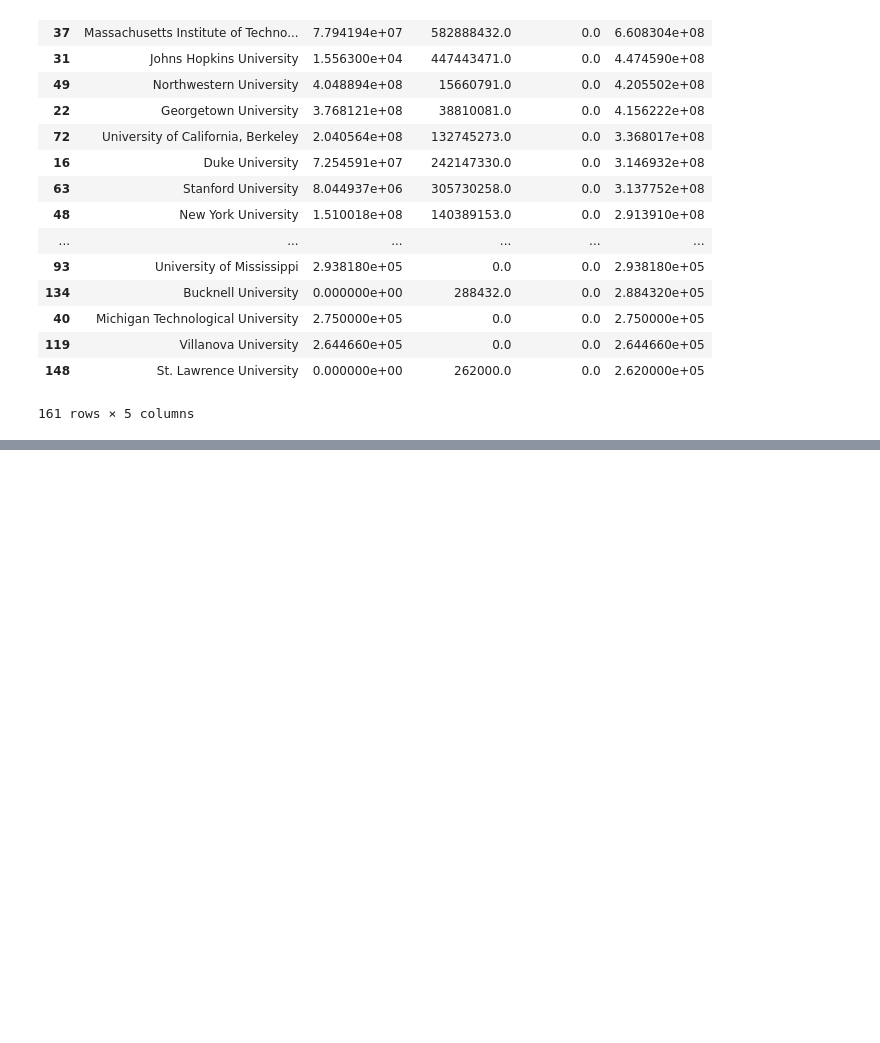
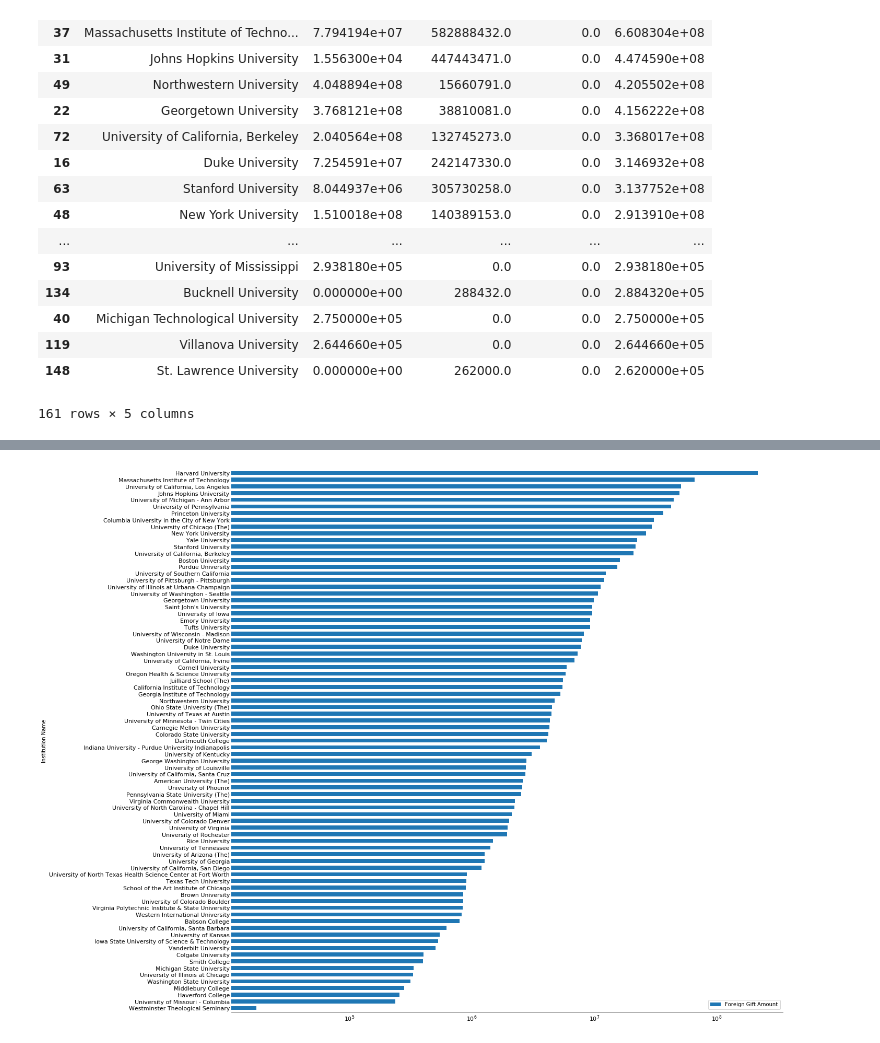
Before and after one commit to Humera97/Data-Studio, a Jupyter notebook: us_college_foreign_gifts/Cleaning and Exploring Data.ipynb, the cells around one changed output, grey strips where cells are left out. Drawn from its saved outputs; the diff is of its cells as text; code cells hidden in the pictures; blank space fills up the shorter version.

```diff
--- a/us_college_foreign_gifts/Cleaning and Exploring Data.ipynb
+++ b/us_college_foreign_gifts/Cleaning and Exploring Data.ipynb
@@ -323 +562,21 @@ df3.to_csv('countrygift.csv', index = False)
+# %%
+df[df['Country of Giftor'] == 'ENGLAND'].groupby(by= 'Institution Name', as_index=False).sum().sort_values(by='Foreign Gift Amount').plot(x='Institution Name',
+                                                              y='Foreign Gift Amount',
+                                                              figsize= (20,15),
+                                                             kind= 'barh',
+                                                             stacked=True,
+                                                            width = .6, fontsize = 11,
+                                                            logx = True)
+ax1 = plt.axes()
+x_axis = ax1.axes.get_xaxis()
+ax1.tick_params(axis=u'both', which=u'both',length=0)
+#x_axis.set_visible(False)
+ax1.spines['top'].set_visible(False)
+ax1.spines['right'].set_visible(False)
+#ax1.spines['bottom'].set_visible(False)
+ax1.spines['left'].set_visible(False)
+plt.tight_layout()
+plt.savefig('england.pdf')
+# %% [output]
+[figure, added]
 # %%
```
Also changed, not shown: parts of 51 cells of this notebook, 42 other files.
